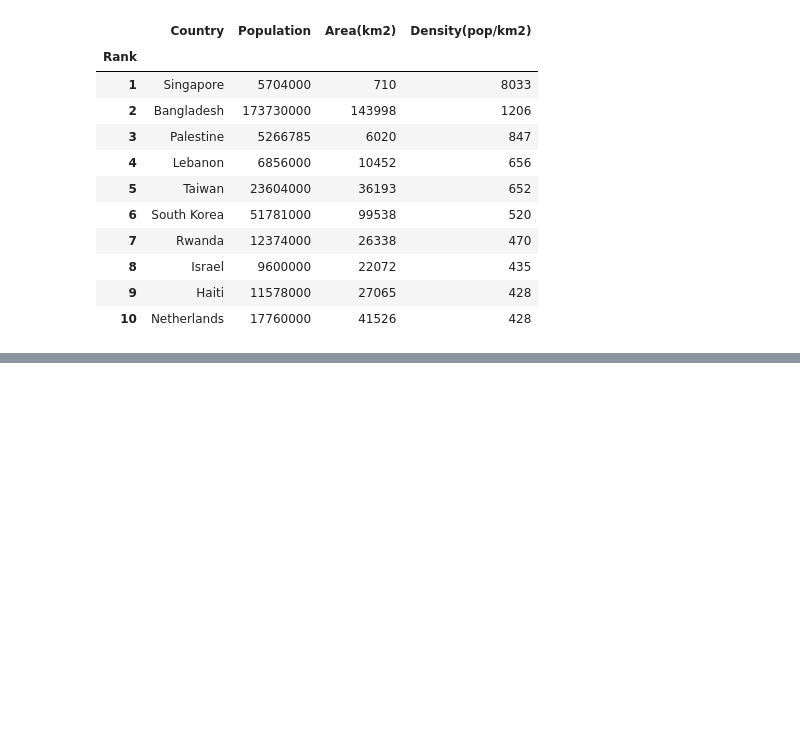
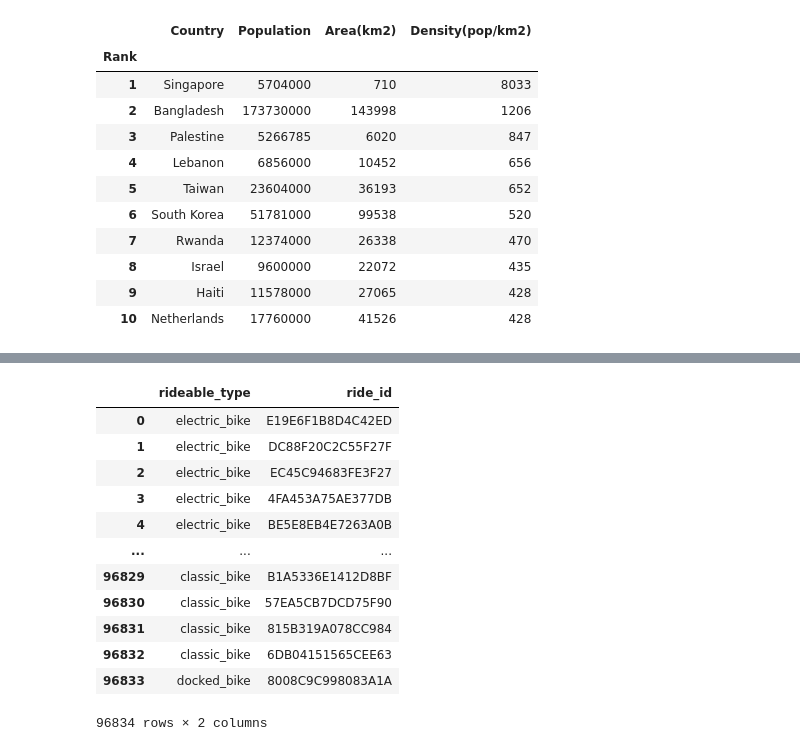
Before and after one commit to Elfridhasman/Python-for-Machine-Learning-Data-Science, a Jupyter notebook: pandas/09-Inputs-and-Outputs.ipynb, the cells around one changed output, grey strips where cells are left out. Cells and saved outputs as stored; diff of their text form; code cells hidden in the pictures; blank space fills up the shorter version.

```diff
--- a/pandas/09-Inputs-and-Outputs.ipynb
+++ b/pandas/09-Inputs-and-Outputs.ipynb
@@ -197,0 +318,17 @@ world_topten.to_html('sample_table.html',index=False)
+# %%
+df = pd.read_sql_table('202101-divvy-tripdata',engine, columns=['rideable_type','ride_id'])
+df
+# %% [output]
+|  | rideable_type | ride_id |
+| 0 | electric_bike | E19E6F1B8D4C42ED |
+| 1 | electric_bike | DC88F20C2C55F27F |
+| 2 | electric_bike | EC45C94683FE3F27 |
+| 3 | electric_bike | 4FA453A75AE377DB |
+| 4 | electric_bike | BE5E8EB4E7263A0B |
+| ... | ... | ... |
+| 96829 | classic_bike | B1A5336E1412D8BF |
+| 96830 | classic_bike | 57EA5CB7DCD75F90 |
+| 96831 | classic_bike | 815B319A078CC984 |
+| 96832 | classic_bike | 6DB04151565CEE63 |
+| 96833 | docked_bike | 8008C9C998083A1A |
+96834 rows × 2 columns
```
Also changed, not shown: parts of 29 cells of this notebook, 2 other files.
